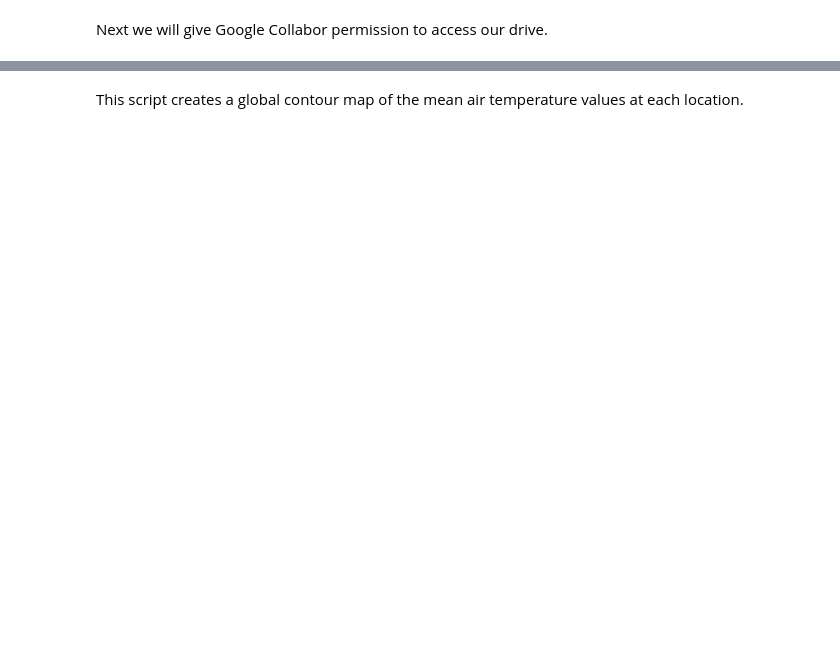
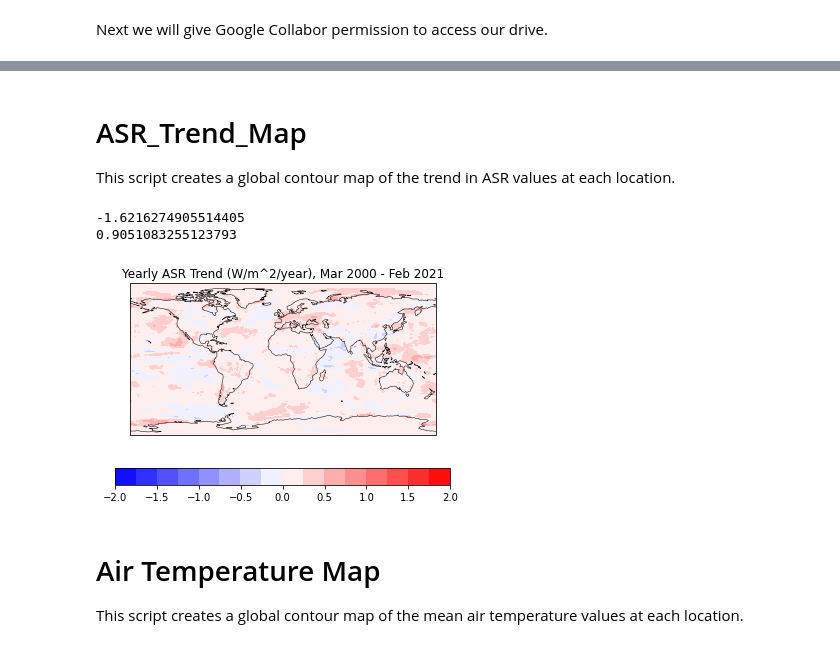
Before and after one commit to anthopper/meteorology, a Jupyter notebook: Meteorology_Explorations.ipynb, the cells around one changed output, grey strips where cells are left out. Drawn from its saved outputs; the diff is of its cells as text; code cells hidden in the pictures; blank space fills up the shorter version.

```diff
--- a/Meteorology_Explorations.ipynb
+++ b/Meteorology_Explorations.ipynb
@@ -61,4 +220,72 @@ drive.mount('/content/drive')
+# %% [markdown]
+# ASR_Trend_Map
+This script creates a global contour map of the trend in ASR values at each location.
+# %%
+# Open the dataset file
+fileObj = sp.NetCDFFile('/content/drive/Shared drives/Research Project Data/CERES_EBAF-TOA_Ed4.1_Subset_200003-202111.nc', 'r')
+
+# Make variables to store all the ISR, RSR, latitude, and longitude values
+ISR = fileObj.variables['solar_mon'][:]
+RSR = fileObj.variables['toa_sw_all_mon'][:]
+lat = fileObj.variables['lat'][:]
+lon = fileObj.variables['lon'][:]
+
+# Calculate how many full years of data is in the dataset
+numYears = ISR.shape[0] // 12
+
+# Create an array that stores a value for each year after 2000, with the year 2000 at index 0
+years = np.arange(numYears)
+
+# Calculate the ASR values based on the ISR and RSR
+ASR = ISR[:,:,:] - RSR[:,:,:]
+
+# Take a subset of the data in which the extra months at the end that are not part of a full year are excluded
+fullYearASR = ASR[0:numYears * 12, :, :]
+
+# Create an array, with 0s as placeholders, that will be used to store the mean ASR of each year at each location
+annualASR = np.zeros((numYears, fullYearASR.shape[1], fullYearASR.shape[2]))
+
+# Loop through each year and calculate the global mean ASR during that time at each loaction
+for i in range(numYears):
+    oneYearASR = ASR[i*12:i*12+12, :, :]
+    annualASR[i,:,:] = oneYearASR.mean(axis=0)
+
+# Create an array, with 0s as placeholders, that will be used to store the slopes of the trendlines through ASR-vs-time points at each location
+slopes = np.zeros((annualASR.shape[1], annualASR.shape[2]))
+
+# Loop through each latitude and longitude location and calculate the slopes of the trendlines through ASR-vs-time points at each location
+for i in range(slopes.shape[0]):
+    for j in range(slopes.shape[1]):
+        m, b = np.polyfit(years, annualASR[:,i,j], 1)
+        slopes[i,j] = m
+
+# Fix problem with 0 longitude missing data
+slopes, lon = add_cyclic_point(slopes, coord=lon)
+
+# Print to the console the miniumum and maximum slope values
+print(slopes.min())
+print(slopes.max())
+
+# Set up a global map using the Plate Carree projection and add coastlines
+axes = plt.axes(projection=ccrs.PlateCarree())
+axes.add_feature(cf.COASTLINE, linewidth=0.5)
+
+# Overlay the contours onto the map based on the slopes of the trendlines at each location. Include a color bar and add a title
+plt.contourf(lon[:], lat[:], slopes[:,:], levels=np.arange(-2, 2.25, 0.25), cmap='bwr')
+plt.colorbar(orientation='horizontal')
+plt.title('Yearly ASR Trend (W/m^2/year), Mar 2000 - Feb 2021')
+
+# Save a PNG image of the map
+plt.savefig('ASR_Trend_Map.png', bbox_inches='tight', dpi=200)
+
+# projection options: https://scitools.org.uk/cartopy/docs/latest/crs/projections.html
+# cmap options: https://matplotlib.org/stable/tutorials/colors/colormaps.html
+# %% [output]
+-1.6216274905514405
+0.9051083255123793
+[figure, added]
 # %% [markdown]
+# Air Temperature Map
 This script creates a global contour map of the mean air temperature values at each location.
 # %%
 # Open the dataset file
```
Also changed, not shown: parts of 27 cells of this notebook.
